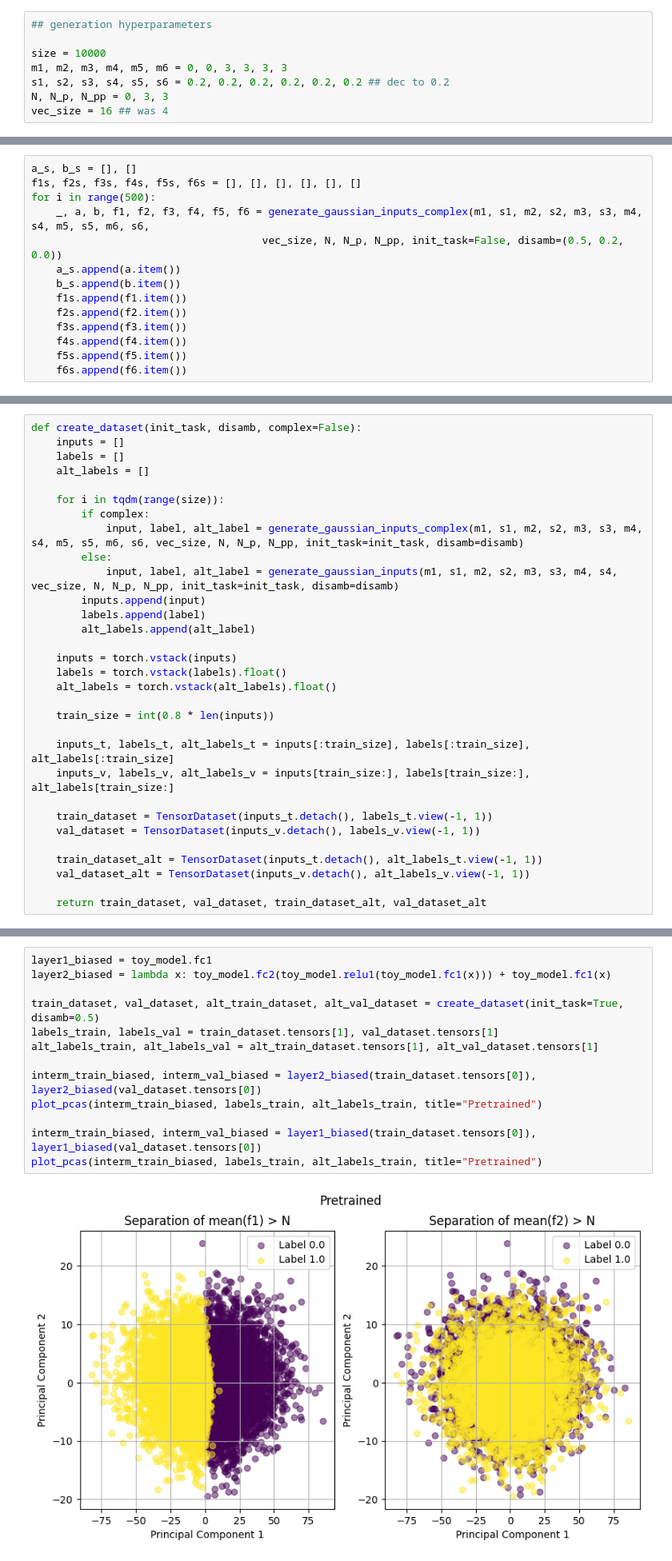
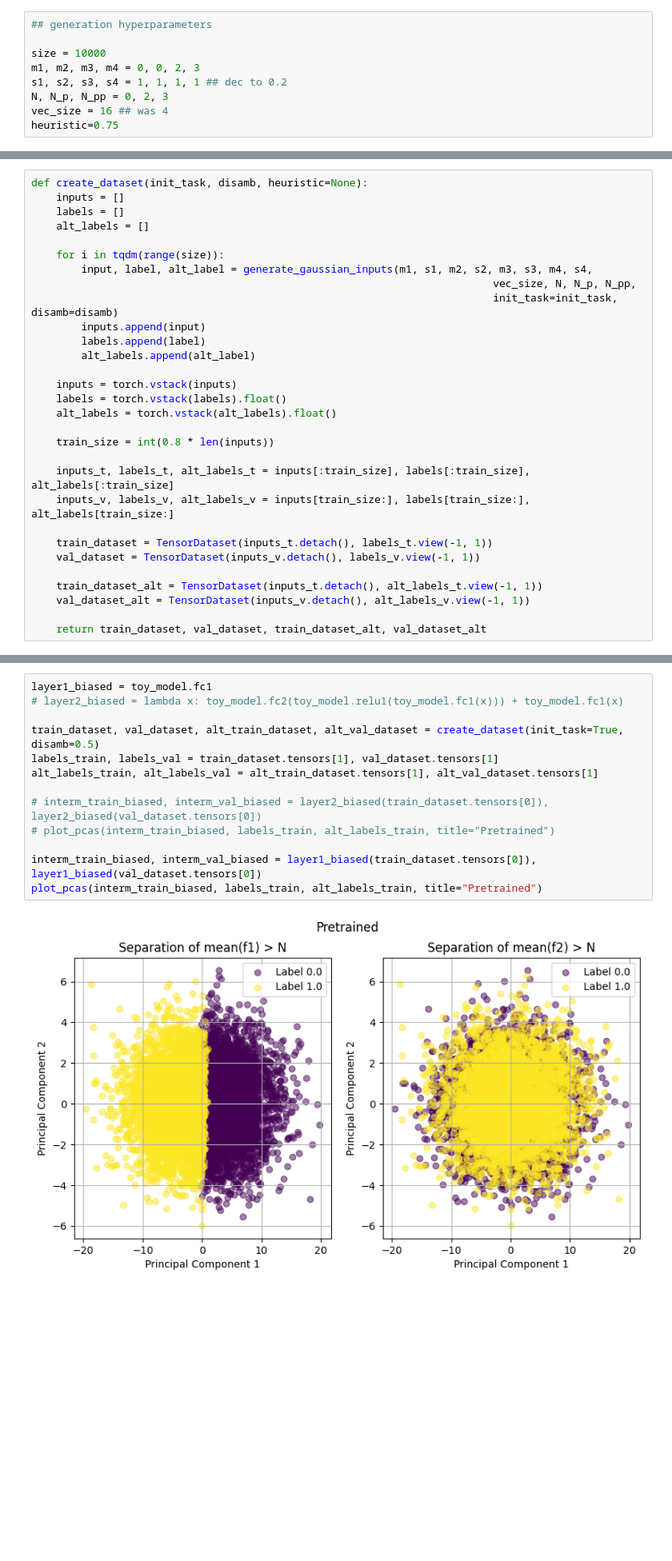
Before and after one commit to surajK610/curriculum_learning, a Jupyter notebook: src/notebooks/toy_model.ipynb, the cells around one changed output, grey strips where cells are left out. Shown at 80% size. Drawn from its saved outputs; the diff is of its cells as text; blank space fills up the shorter version.

```diff
--- a/src/notebooks/toy_model.ipynb
+++ b/src/notebooks/toy_model.ipynb
@@ -99,7 +99,8 @@ torch.use_deterministic_algorithms(True)
 ## generation hyperparameters
 
 size = 10000
-m1, m2, m3, m4, m5, m6 = 0, 0, 3, 3, 3, 3
-s1, s2, s3, s4, s5, s6 = 0.2, 0.2, 0.2, 0.2, 0.2, 0.2 ## dec to 0.2
-N, N_p, N_pp = 0, 3, 3
+m1, m2, m3, m4 = 0, 0, 2, 3
+s1, s2, s3, s4 = 1, 1, 1, 1 ## dec to 0.2
+N, N_p, N_pp = 0, 2, 3
 vec_size = 16 ## was 4
+heuristic=0.75
@@ -245,14 +135,0 @@ def generate_gaussian_inputs_complex(m1, s1, m2, s2, m3, s3, m4, s4, m5, s5, m6,
-# %%
-a_s, b_s = [], []
-f1s, f2s, f3s, f4s, f5s, f6s = [], [], [], [], [], []
-for i in range(500):
-    _, a, b, f1, f2, f3, f4, f5, f6 = generate_gaussian_inputs_complex(m1, s1, m2, s2, m3, s3, m4, s4, m5, s5, m6, s6,
-                                     vec_size, N, N_p, N_pp, init_task=False, disamb=(0.5, 0.2, 0.0))
-    a_s.append(a.item())
-    b_s.append(b.item())
-    f1s.append(f1.item())
-    f2s.append(f2.item())
-    f3s.append(f3.item())
-    f4s.append(f4.item())
-    f5s.append(f5.item())
-    f6s.append(f6.item())
@@ -263,14 +183,13 @@ np.mean(np.array(a_s) == np.array(f6s))
 # %%
-def create_dataset(init_task, disamb, complex=False):
+def create_dataset(init_task, disamb, heuristic=None):
     inputs = []
     labels = []
     alt_labels = []
 
     for i in tqdm(range(size)):
-        if complex:
-            input, label, alt_label = generate_gaussian_inputs_complex(m1, s1, m2, s2, m3, s3, m4, s4, m5, s5, m6, s6, vec_size, N, N_p, N_pp, init_task=init_task, disamb=disamb)
-        else:
-            input, label, alt_label = generate_gaussian_inputs(m1, s1, m2, s2, m3, s3, m4, s4, vec_size, N, N_p, N_pp, init_task=init_task, disamb=disamb)
+        input, label, alt_label = generate_gaussian_inputs(m1, s1, m2, s2, m3, s3, m4, s4,
+                                                                          vec_size, N, N_p, N_pp,
+                                                                          init_task=init_task, disamb=disamb)
         inputs.append(input)
         labels.append(label)
         alt_labels.append(alt_label)
@@ -388,15 +308,15 @@ ACCURACY: 0.96, LOSS: 0.11
 # %%
 layer1_biased = toy_model.fc1
-layer2_biased = lambda x: toy_model.fc2(toy_model.relu1(toy_model.fc1(x))) + toy_model.fc1(x)
+# layer2_biased = lambda x: toy_model.fc2(toy_model.relu1(toy_model.fc1(x))) + toy_model.fc1(x)
 
 train_dataset, val_dataset, alt_train_dataset, alt_val_dataset = create_dataset(init_task=True, disamb=0.5)
 labels_train, labels_val = train_dataset.tensors[1], val_dataset.tensors[1]
 alt_labels_train, alt_labels_val = alt_train_dataset.tensors[1], alt_val_dataset.tensors[1]
 
-interm_train_biased, interm_val_biased = layer2_biased(train_dataset.tensors[0]), layer2_biased(val_dataset.tensors[0])
-plot_pcas(interm_train_biased, labels_train, alt_labels_train, title="Pretrained")
+# interm_train_biased, interm_val_biased = layer2_biased(train_dataset.tensors[0]), layer2_biased(val_dataset.tensors[0])
+# plot_pcas(interm_train_biased, labels_train, alt_labels_train, title="Pretrained")
 
 interm_train_biased, interm_val_biased = layer1_biased(train_dataset.tensors[0]), layer1_biased(val_dataset.tensors[0])
 plot_pcas(interm_train_biased, labels_train, alt_labels_train, title="Pretrained")
 # %% [output]
-[figure, old version]
+[figure, new version]
```
Also changed, not shown: parts of 15 cells of this notebook.
